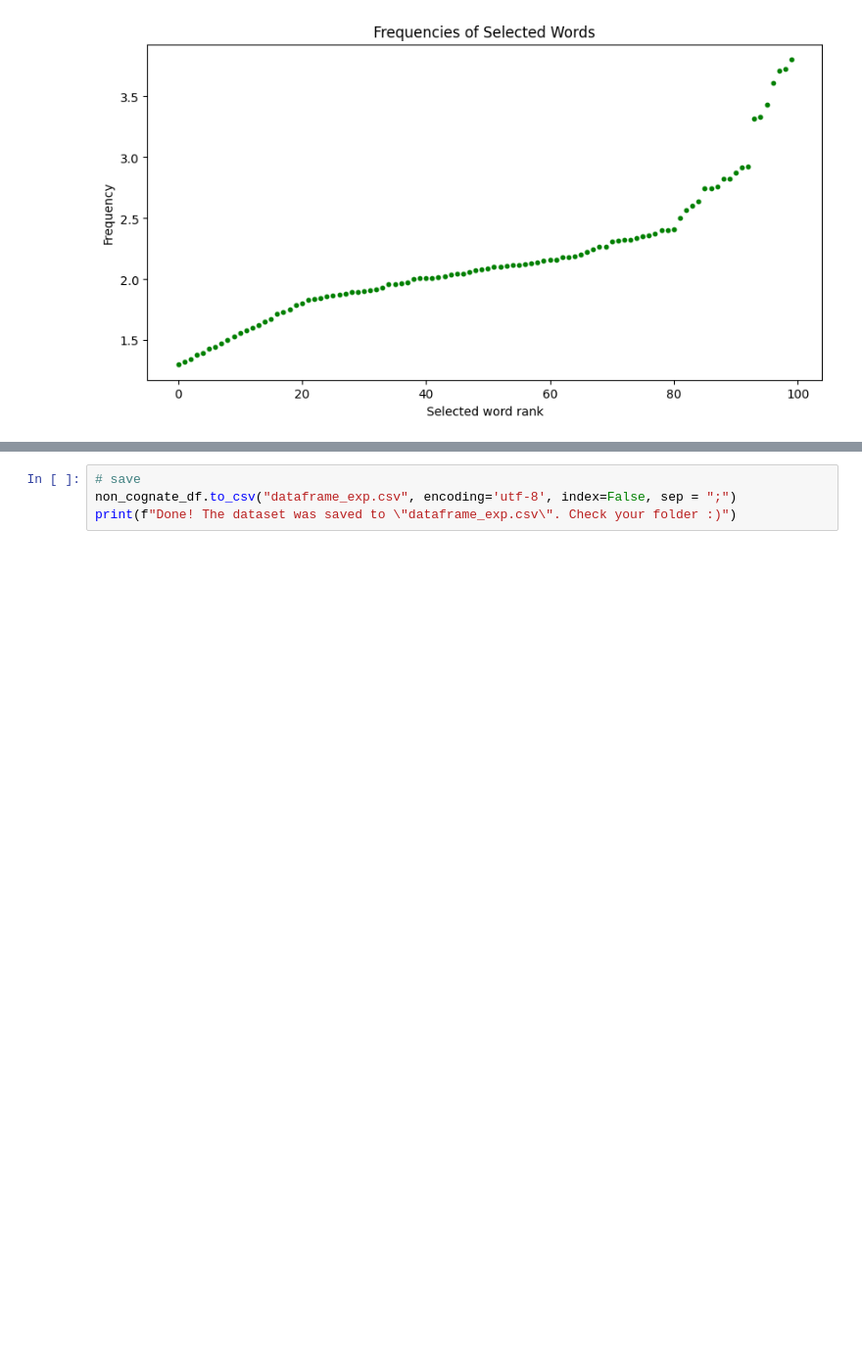
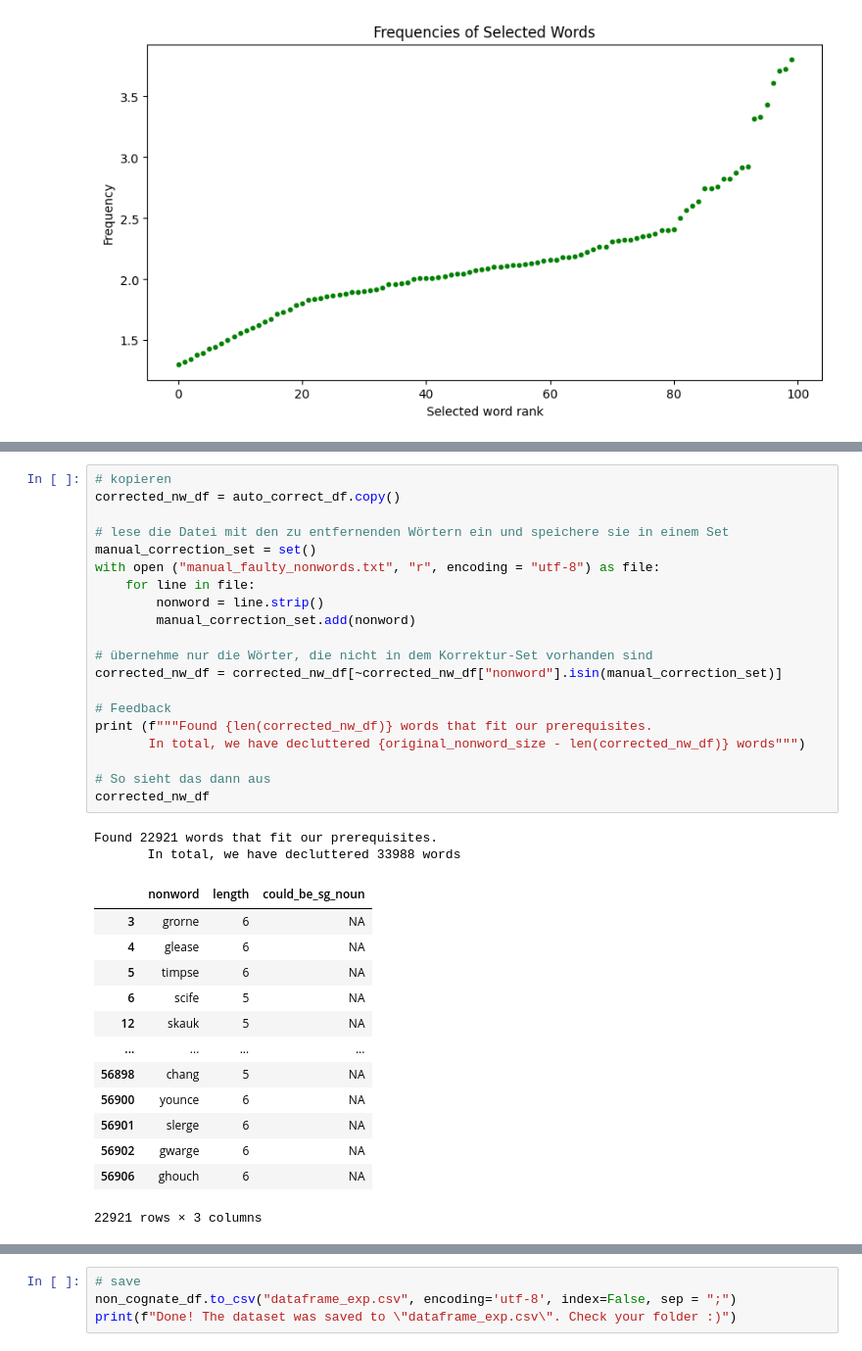
Before and after one commit to jasminorth/lang_emot_cognition, a Jupyter notebook: Dataset/dataset_creation.ipynb, the cells around one changed output, grey strips where cells are left out. Shown at 98% size. Drawn from its saved outputs; the diff is of its cells as text; blank space fills up the shorter version.

```diff
--- a/Dataset/dataset_creation.ipynb
+++ b/Dataset/dataset_creation.ipynb
@@ -884,0 +950,36 @@ randomly sample exactly that many.
+# %%
+# kopieren
+corrected_nw_df = auto_correct_df.copy()
+
+# lese die Datei mit den zu entfernenden Wörtern ein und speichere sie in einem Set
+manual_correction_set = set()
+with open ("manual_faulty_nonwords.txt", "r", encoding = "utf-8") as file:
+    for line in file:
+        nonword = line.strip()
+        manual_correction_set.add(nonword)
+
+# übernehme nur die Wörter, die nicht in dem Korrektur-Set vorhanden sind
+corrected_nw_df = corrected_nw_df[~corrected_nw_df["nonword"].isin(manual_correction_set)]
+
+# Feedback
+print (f"""Found {len(corrected_nw_df)} words that fit our prerequisites.
+       In total, we have decluttered {original_nonword_size - len(corrected_nw_df)} words""")
+
+# So sieht das dann aus
+corrected_nw_df
+# %% [output]
+Found 22921 words that fit our prerequisites.
+       In total, we have decluttered 33988 words
+|  | nonword | length | could_be_sg_noun |
+| 3 | grorne | 6 | NA |
+| 4 | glease | 6 | NA |
+| 5 | timpse | 6 | NA |
+| 6 | scife | 5 | NA |
+| 12 | skauk | 5 | NA |
+| ... | ... | ... | ... |
+| 56898 | chang | 5 | NA |
+| 56900 | younce | 6 | NA |
+| 56901 | slerge | 6 | NA |
+| 56902 | gwarge | 6 | NA |
+| 56906 | ghouch | 6 | NA |
+22921 rows × 3 columns
```
Also changed, not shown: parts of 17 cells of this notebook, 3 other files.
